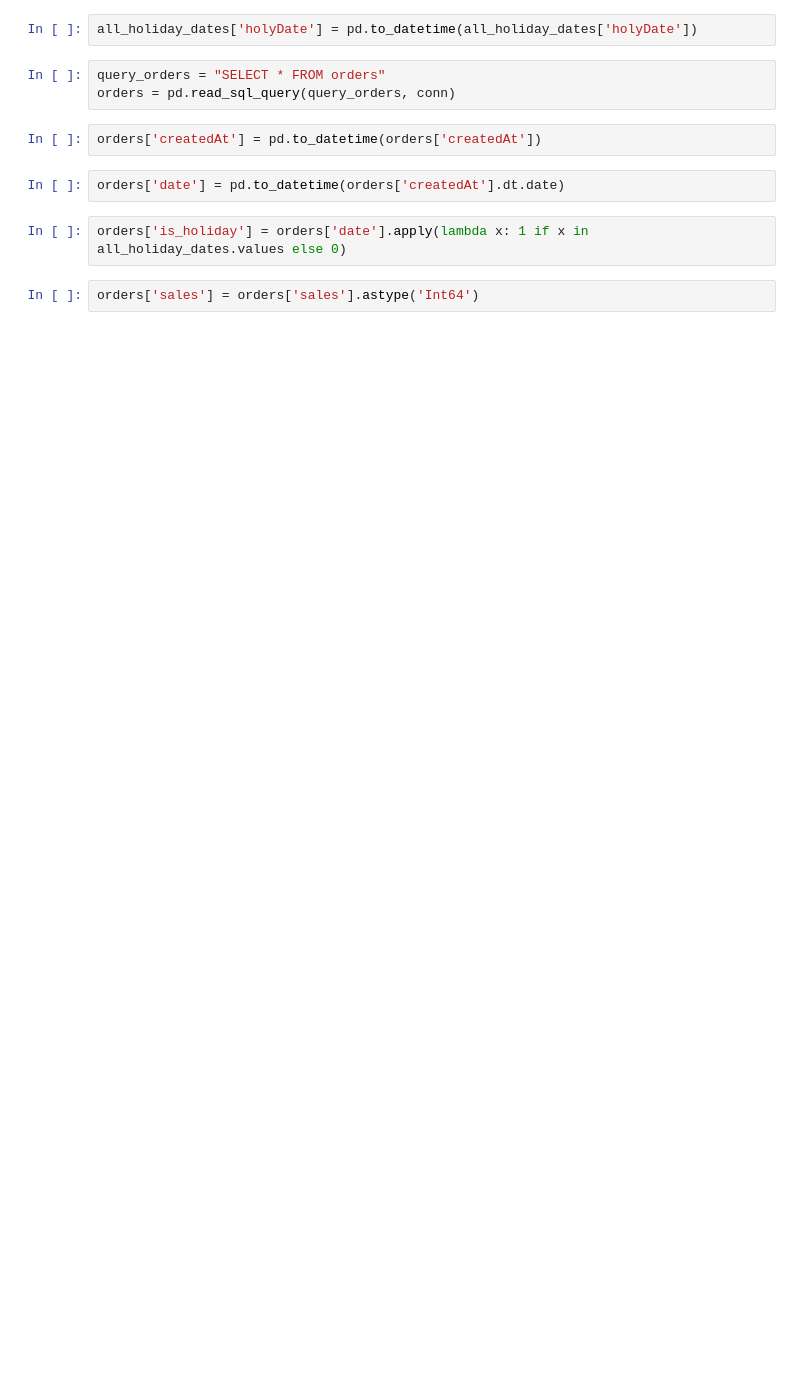
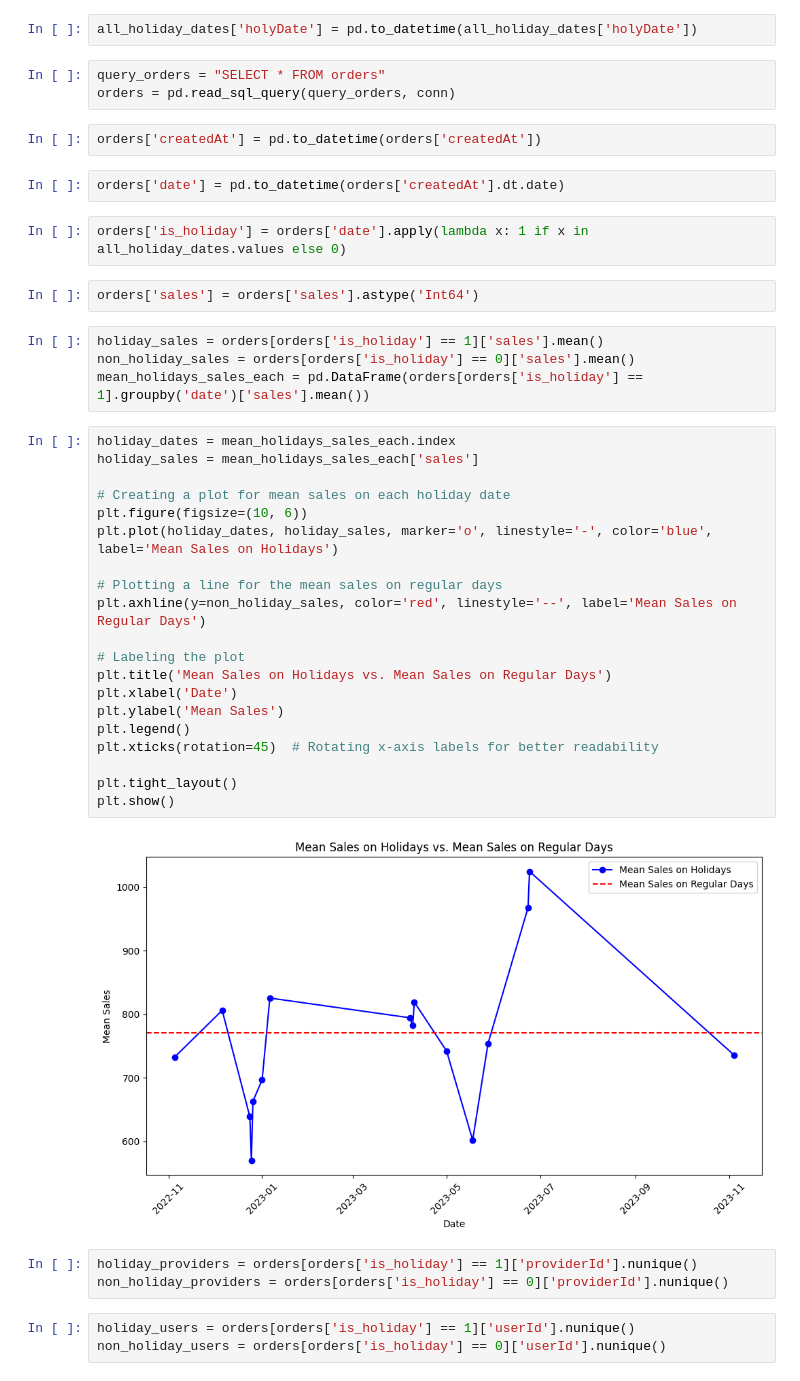
Before and after one commit to herman72/ResQ_problems, a Jupyter notebook: problemTwo.ipynb, the cells around one changed output. Drawn from its saved outputs; the diff is of its cells as text; blank space fills up the shorter version.

Commit message:
create three plot for sale team

```diff
--- a/problemTwo.ipynb
+++ b/problemTwo.ipynb
@@ -79,3 +80,35 @@ orders['date'] = pd.to_datetime(orders['createdAt'].dt.date)
 orders['is_holiday'] = orders['date'].apply(lambda x: 1 if x in all_holiday_dates.values else 0)
 # %%
 orders['sales'] = orders['sales'].astype('Int64')
+# %%
+holiday_sales = orders[orders['is_holiday'] == 1]['sales'].mean()
+non_holiday_sales = orders[orders['is_holiday'] == 0]['sales'].mean()
+mean_holidays_sales_each = pd.DataFrame(orders[orders['is_holiday'] == 1].groupby('date')['sales'].mean())
+# %%
+holiday_dates = mean_holidays_sales_each.index
+holiday_sales = mean_holidays_sales_each['sales']
+
+# Creating a plot for mean sales on each holiday date
+plt.figure(figsize=(10, 6))
+plt.plot(holiday_dates, holiday_sales, marker='o', linestyle='-', color='blue', label='Mean Sales on Holidays')
+
+# Plotting a line for the mean sales on regular days
+plt.axhline(y=non_holiday_sales, color='red', linestyle='--', label='Mean Sales on Regular Days')
+
+# Labeling the plot
+plt.title('Mean Sales on Holidays vs. Mean Sales on Regular Days')
+plt.xlabel('Date')
+plt.ylabel('Mean Sales')
+plt.legend()
+plt.xticks(rotation=45)  # Rotating x-axis labels for better readability
+
+plt.tight_layout()
+plt.show()
+# %% [output]
+[figure, added]
+# %%
+holiday_providers = orders[orders['is_holiday'] == 1]['providerId'].nunique()
+non_holiday_providers = orders[orders['is_holiday'] == 0]['providerId'].nunique()
+# %%
+holiday_users = orders[orders['is_holiday'] == 1]['userId'].nunique()
+non_holiday_users = orders[orders['is_holiday'] == 0]['userId'].nunique()
```
Also changed, not shown: parts of 4 cells of this notebook.
